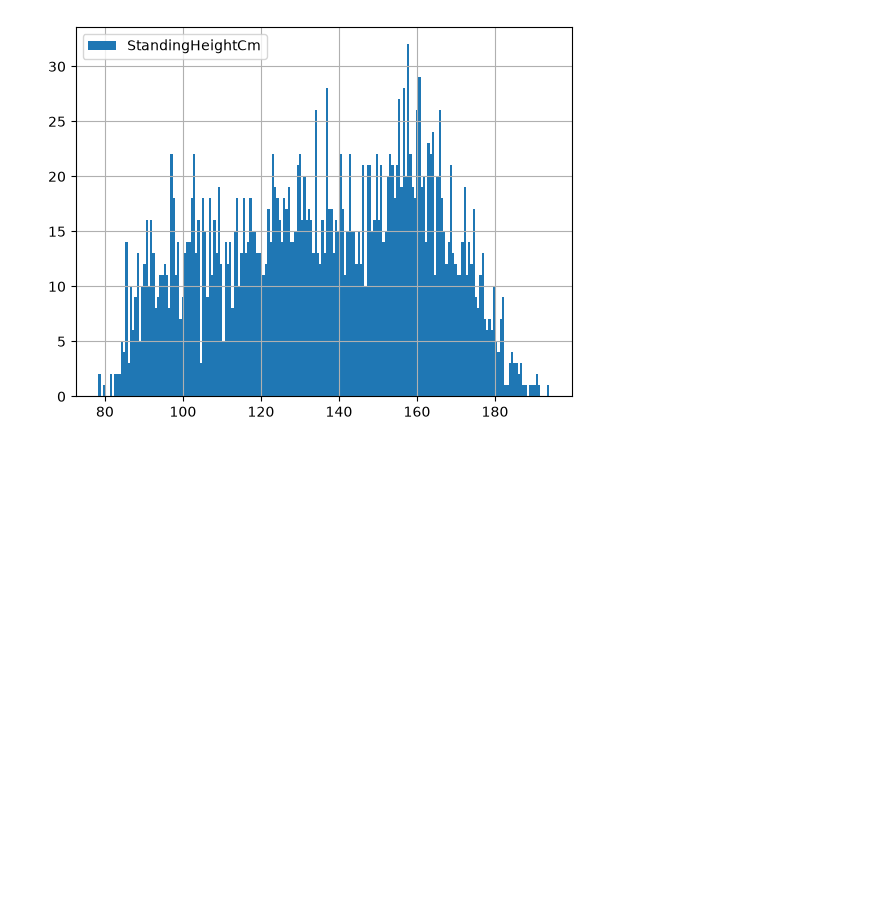
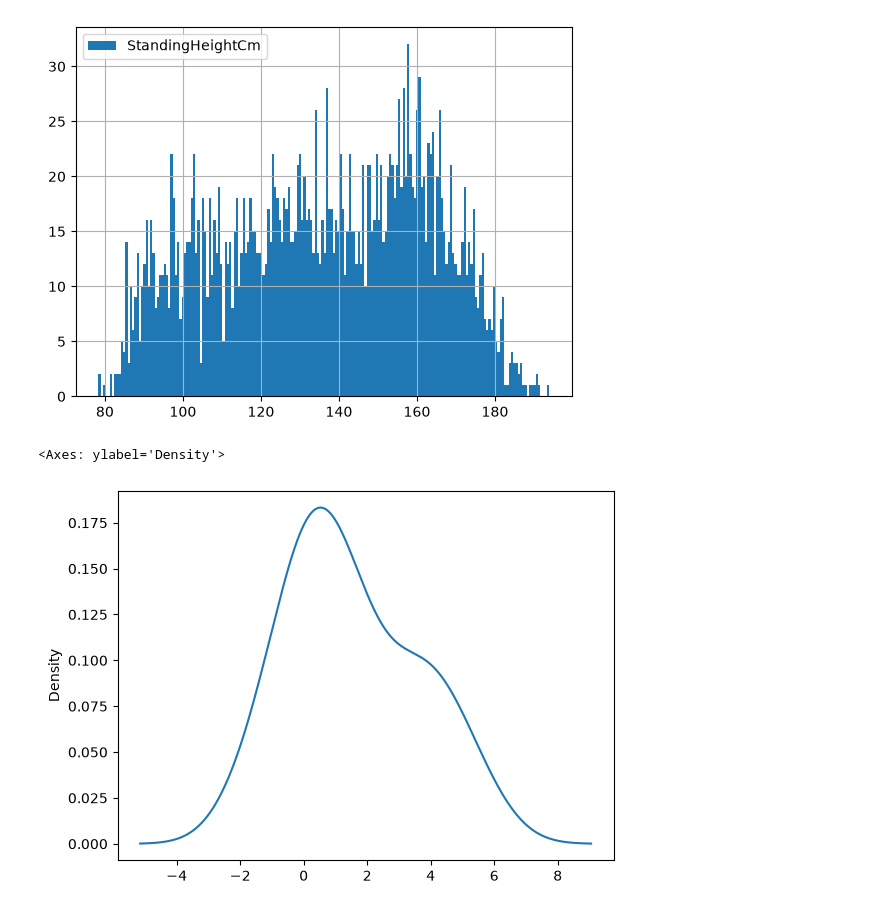
Before and after one commit to Psyc3000A/Fall-Winter2026, a Jupyter notebook: Ore5.ipynb, the cells around one changed output. Cells and saved outputs as stored; diff of their text form; code cells hidden in the pictures; blank space fills up the shorter version.

```diff
--- a/Ore5.ipynb
+++ b/Ore5.ipynb
@@ -34,3 +37,9 @@ children["StandingHeightCm"].hist(bins=200, legend=True)
 # %% [output]
 <Axes: >
 [figure]
+# %%
+# Density curve
+datafile["extra"].plot(kind="density")
+# %% [output]
+<Axes: ylabel='Density'>
+[figure, added]
```
Also changed, not shown: parts of 1 cell of this notebook.
